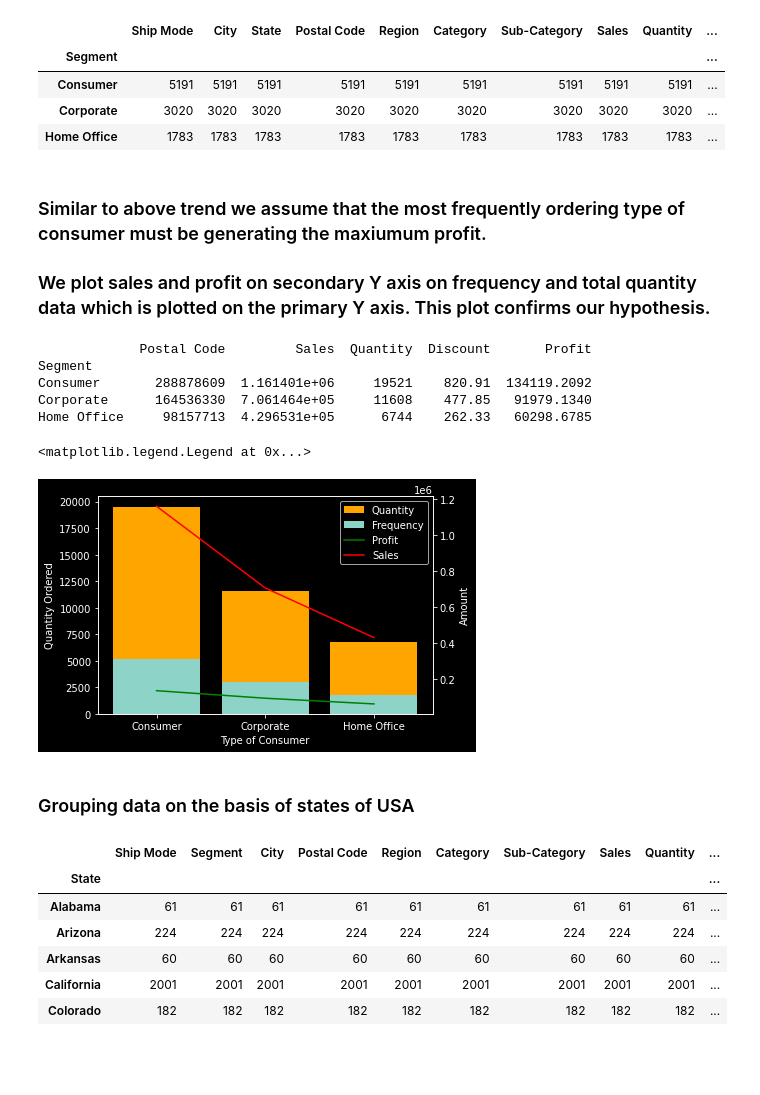
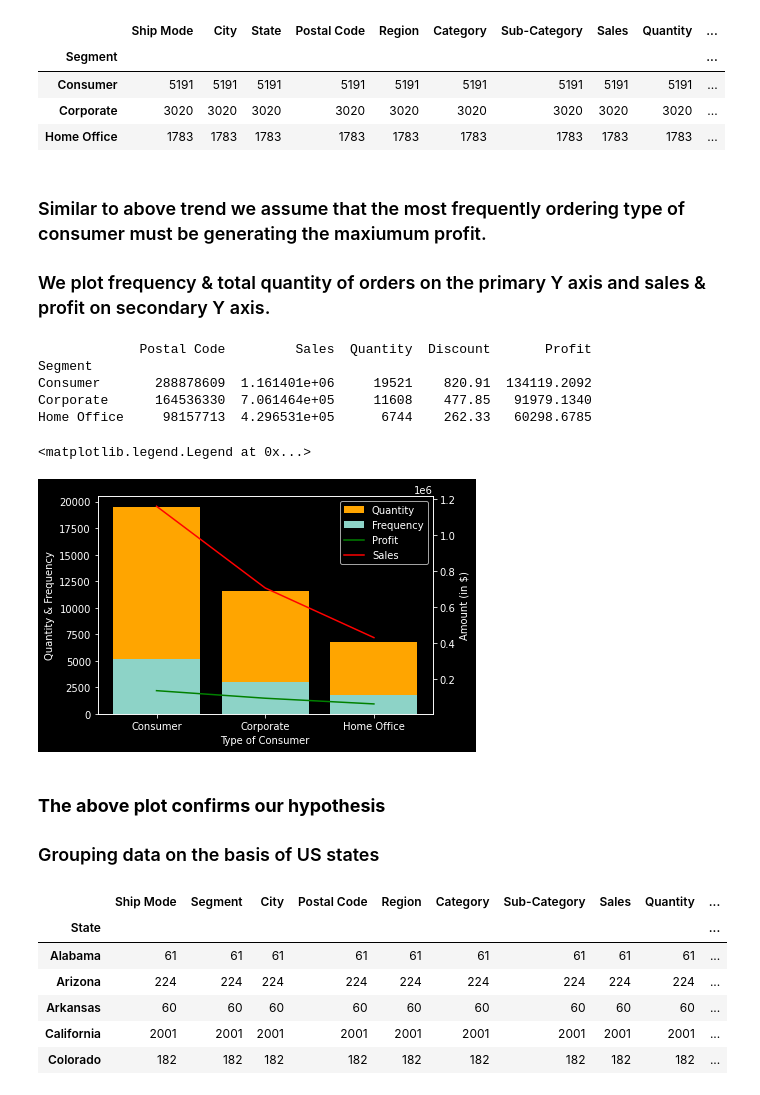
Before and after one commit to MrCipher691/GRIP-Sparks-Foundation, a Jupyter notebook: EDA-Store.ipynb, the cells around one changed output. Drawn from its saved outputs; the diff is of its cells as text; code cells hidden in the pictures; blank space fills up the shorter version.

```diff
--- a/EDA-Store.ipynb
+++ b/EDA-Store.ipynb
@@ -176,42 +175,44 @@ segment_count.head()
 # %% [markdown]
 ### Similar to above trend we assume that the most frequently ordering type of consumer must be generating the maxiumum profit.
 
-### We plot sales and profit on secondary Y axis on frequency and total quantity data which is plotted on the primary Y axis. This plot confirms our hypothesis.
+### We plot frequency & total quantity of orders on the primary Y axis and sales & profit on secondary Y axis.
 # %%
 segment_sum = df.groupby('Segment').sum()
 print(segment_sum)
 
 fig, ax1 = plt.subplots()
 
 ax2 = ax1.twinx()
 
 ax1.bar(segment, segment_sum['Quantity'], color='orange', label='Quantity')
 ax1.bar(segment, segment_count['Quantity'], label='Frequency')
 ax2.plot(segment, segment_sum['Profit'], color='green', label='Profit')
 ax2.plot(segment, segment_sum['Sales'], color='red', label='Sales')
 
 ax1.set_xlabel('Type of Consumer')
-ax1.set_ylabel('Quantity Ordered')
-ax2.set_ylabel('Amount')
+ax1.set_ylabel('Quantity & Frequency')
+ax2.set_ylabel('Amount (in $)')
 ax1.set_xticklabels(segment)
 
 lines_1, labels_1 = ax1.get_legend_handles_labels()
 lines_2, labels_2 = ax2.get_legend_handles_labels()
 
 lines = lines_1 + lines_2
 labels = labels_1 + labels_2
 
 ax1.legend(lines, labels, loc=0)
 # %% [output]
              Postal Code         Sales  Quantity  Discount       Profit
 Segment
 Consumer       288878609  1.161401e+06     19521    820.91  134119.2092
 Corporate      164536330  7.061464e+05     11608    477.85   91979.1340
 Home Office     98157713  4.296531e+05      6744    262.33   60298.6785
 <matplotlib.legend.Legend at 0x...>
-[figure, old version]
+[figure, new version]
 # %% [markdown]
-### Grouping data on the basis of states of USA
+### **The above plot confirms our hypothesis**
+
+### Grouping data on the basis of US states
 # %%
 state_count = df.groupby('State').count()
 state = state_count.index
```
Also changed, not shown: parts of 20 cells of this notebook.
